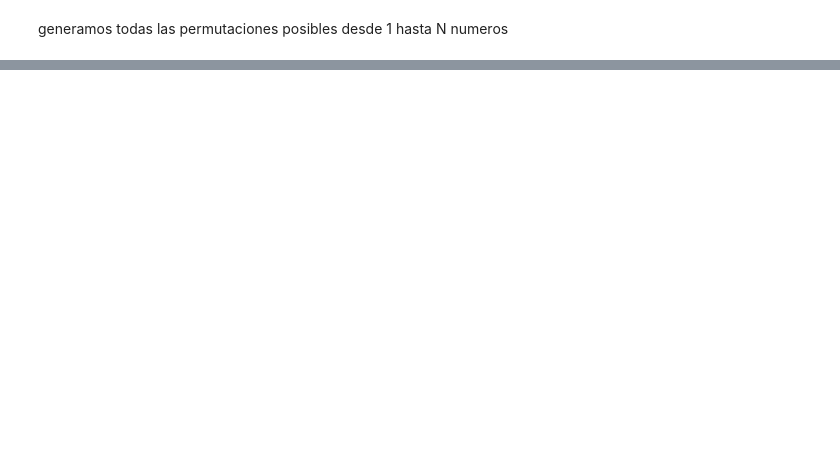
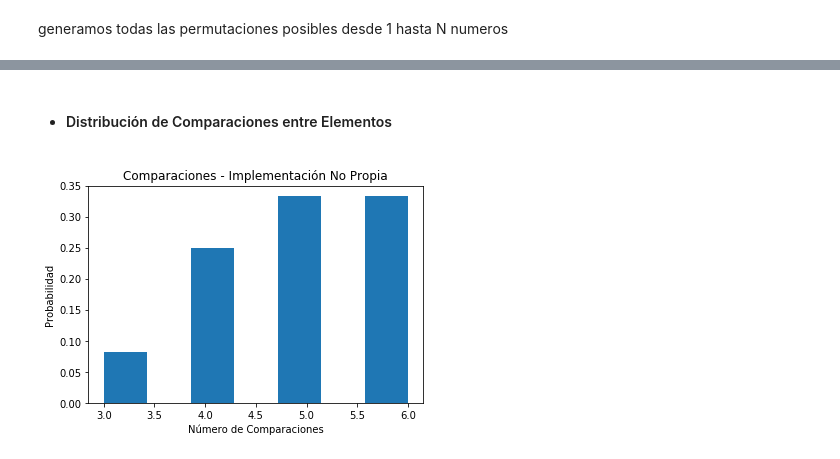
Before and after one commit to jedcastroag/Alorithms, a Jupyter notebook: InsertionSort.ipynb, the cells around one changed output, grey strips where cells are left out. Cells and saved outputs as stored; diff of their text form; code cells hidden in the pictures; blank space fills up the shorter version.

```diff
--- a/InsertionSort.ipynb
+++ b/InsertionSort.ipynb
@@ -73,0 +142,10 @@ print (number_instructions_list_mine)
+# %% [markdown]
+* #### Distribución de Comparaciones entre Elementos
+# %%
+n = len(np_counters_list[:,1])
+plt.hist(np_counters_list[:,1],bins=np_counters_list[:,1].max()+1,weights=np.linspace(1.0/n,1.0/n,n));
+plt.xlabel("Número de Comparaciones");
+plt.ylabel("Probabilidad");
+plt.title("Comparaciones - Implementación No Propia");
+# %% [output]
+[figure, added]
```
Also changed, not shown: parts of 52 cells of this notebook.
